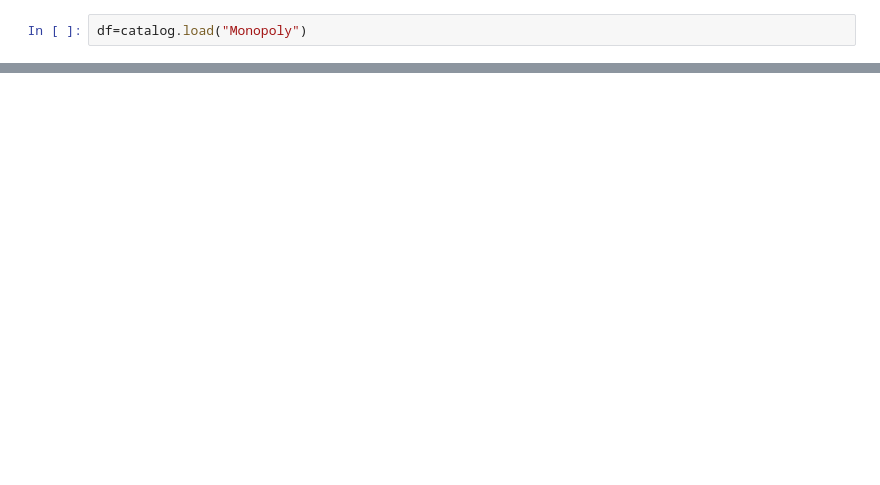
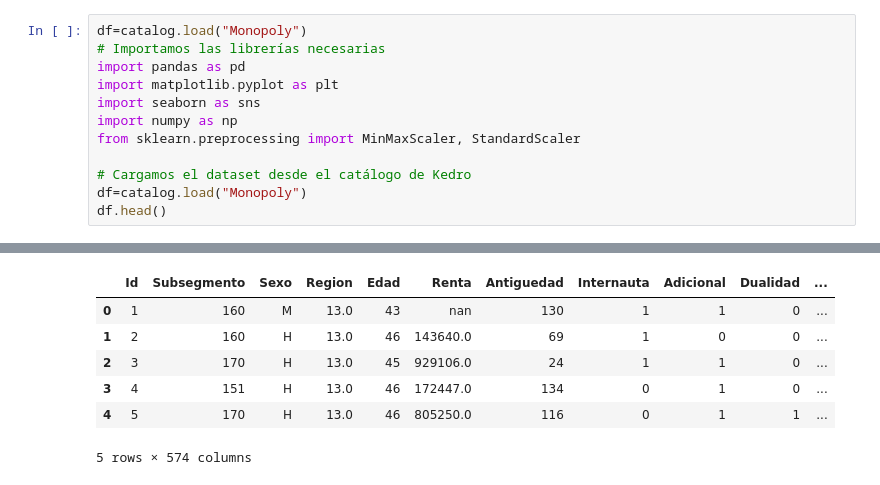
Before and after one commit to JuanAmpuero06/monopoly, a Jupyter notebook: notebooks/Phase 2 understanding the data.ipynb, the cells around one changed output, grey strips where cells are left out. Drawn from its saved outputs; the diff is of its cells as text; blank space fills up the shorter version.

```diff
--- a/notebooks/Phase 2 understanding the data.ipynb
+++ b/notebooks/Phase 2 understanding the data.ipynb
@@ -43,4 +41,14 @@ catalog
  'parameters': "kedro.io.memory_dataset.MemoryDataset(data='<dict>')"}
 # %%
 df=catalog.load("Monopoly")
+# Importamos las librerías necesarias
+import pandas as pd
+import matplotlib.pyplot as plt
+import seaborn as sns
+import numpy as np
+from sklearn.preprocessing import MinMaxScaler, StandardScaler
+
+# Cargamos el dataset desde el catálogo de Kedro
+df=catalog.load("Monopoly")
+df.head()
 # %% [output]
@@ -48 +58,8 @@ df=catalog.load("Monopoly")
+|  | Id | Subsegmento | Sexo | Region | Edad | Renta | Antiguedad | Internauta | Adicional | Dualidad | ... |
+| 0 | 1 | 160 | M | 13.0 | 43 | nan | 130 | 1 | 1 | 0 | ... |
+| 1 | 2 | 160 | H | 13.0 | 46 | 143640.0 | 69 | 1 | 0 | 0 | ... |
+| 2 | 3 | 170 | H | 13.0 | 45 | 929106.0 | 24 | 1 | 1 | 0 | ... |
+| 3 | 4 | 151 | H | 13.0 | 46 | 172447.0 | 134 | 0 | 1 | 0 | ... |
+| 4 | 5 | 170 | H | 13.0 | 46 | 805250.0 | 116 | 0 | 1 | 1 | ... |
+5 rows × 574 columns
 # %%
```
Also changed, not shown: parts of 10 cells of this notebook, 2 other files.
